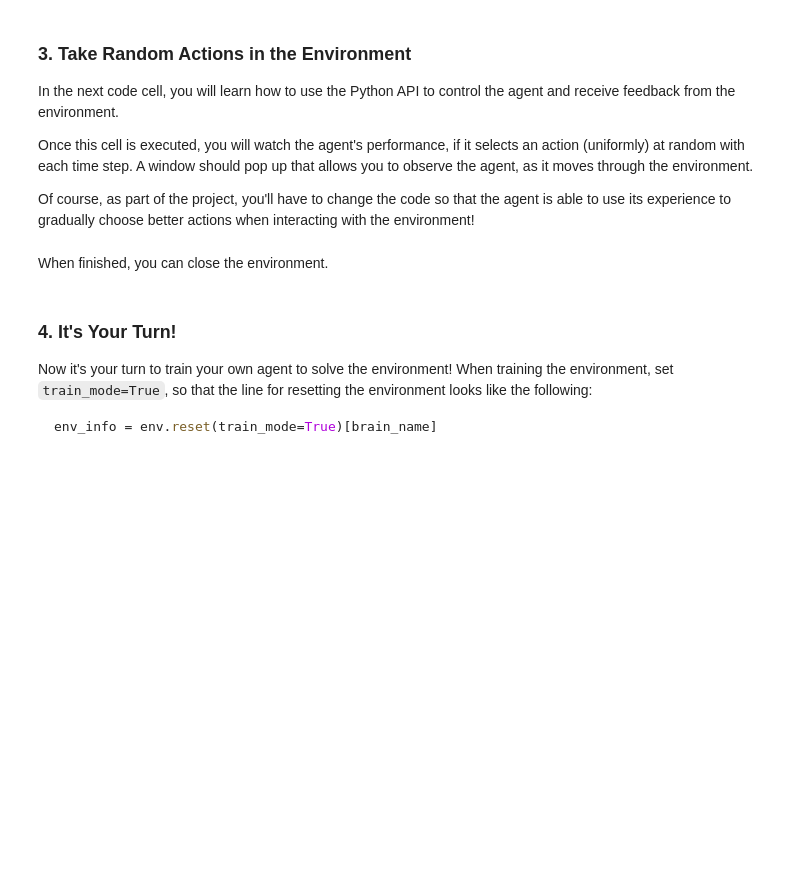
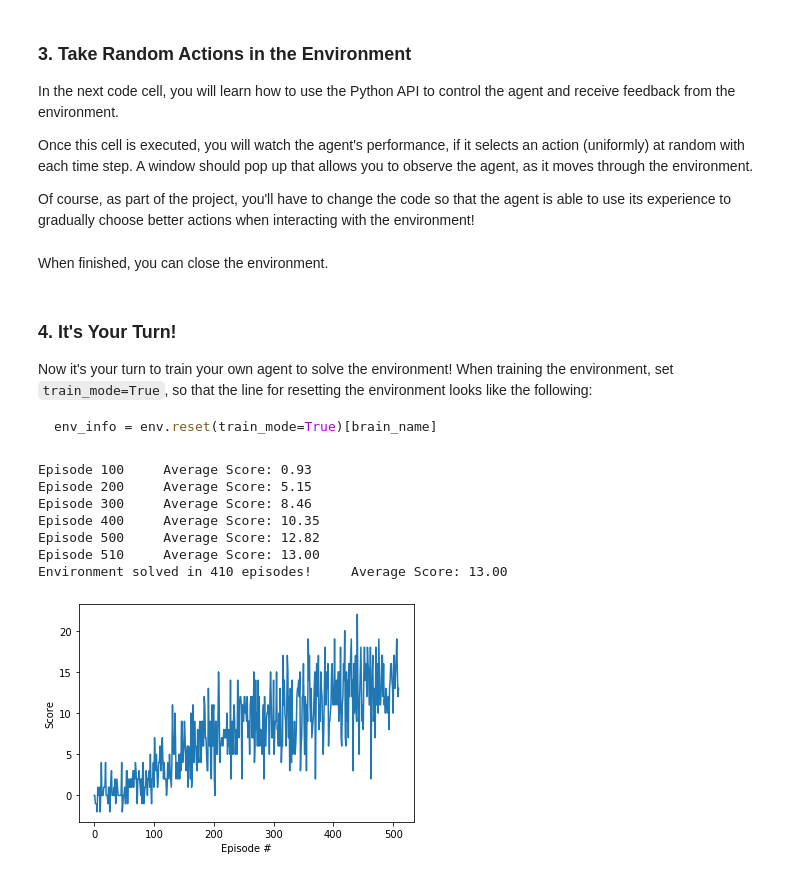
Before and after one commit to dawodx/Udacity_DeepReinforcementLearning, a Jupyter notebook: P1-Navigation/Navigation.ipynb, the cells around one changed output. Cells and saved outputs as stored; diff of their text form; code cells hidden in the pictures; blank space fills up the shorter version.

Commit message:
project solved

````diff
--- a/P1-Navigation/Navigation.ipynb
+++ b/P1-Navigation/Navigation.ipynb
@@ -125,3 +125,7 @@ Now it's your turn to train your own agent to solve the environment!  When train
 ```python
 env_info = env.reset(train_mode=True)[brain_name]
 ```
+# %%
+#Creating an Agent with statesize and action size matching the enivorment given parameters [State = 37, actions=4]
+from dqn_agent import Agent
+agent = Agent (state_size= 37, action_size= 4, seed=0)
@@ -127,0 +184,27 @@ env_info = env.reset(train_mode=True)[brain_name]
+# %%
+# parameters
+n_episodes = 5000
+max_t = 2000
+eps_start = 1.0
+eps_end = 0.1
+eps_decay = 0.995
+# %%
+# Training the agent
+scores = dqn(n_episodes, max_t, eps_start, eps_end, eps_decay)
+
+# plot the scores
+fig = plt.figure()
+ax = fig.add_subplot(111)
+plt.plot(np.arange(len(scores)), scores)
+plt.ylabel('Score')
+plt.xlabel('Episode #')
+plt.show()
+# %% [output]
+Episode 100     Average Score: 0.93
+Episode 200     Average Score: 5.15
+Episode 300     Average Score: 8.46
+Episode 400     Average Score: 10.35
+Episode 500     Average Score: 12.82
+Episode 510     Average Score: 13.00
+Environment solved in 410 episodes!     Average Score: 13.00
+[figure, added]
````
Also changed, not shown: parts of 2 cells of this notebook, 1 other file.
